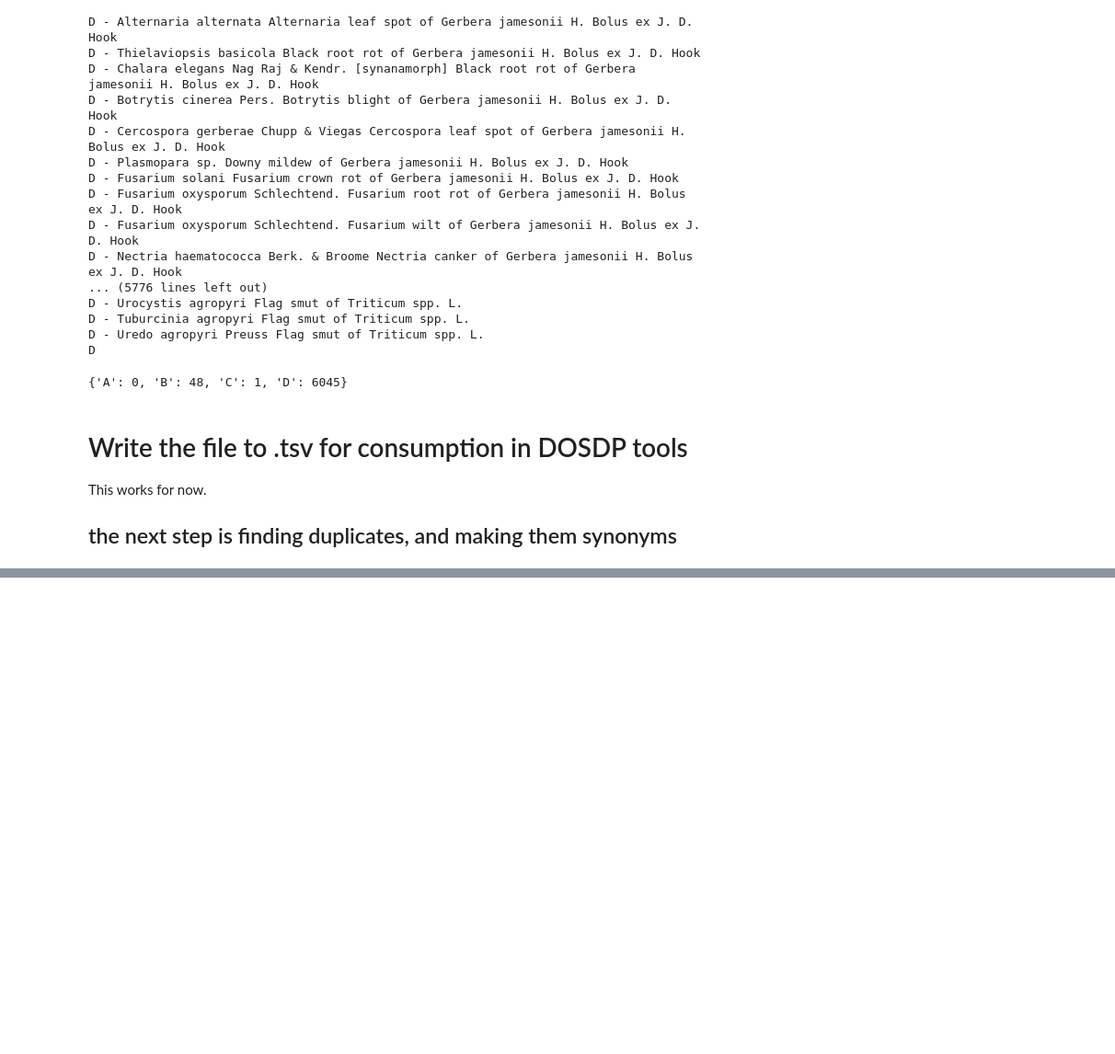
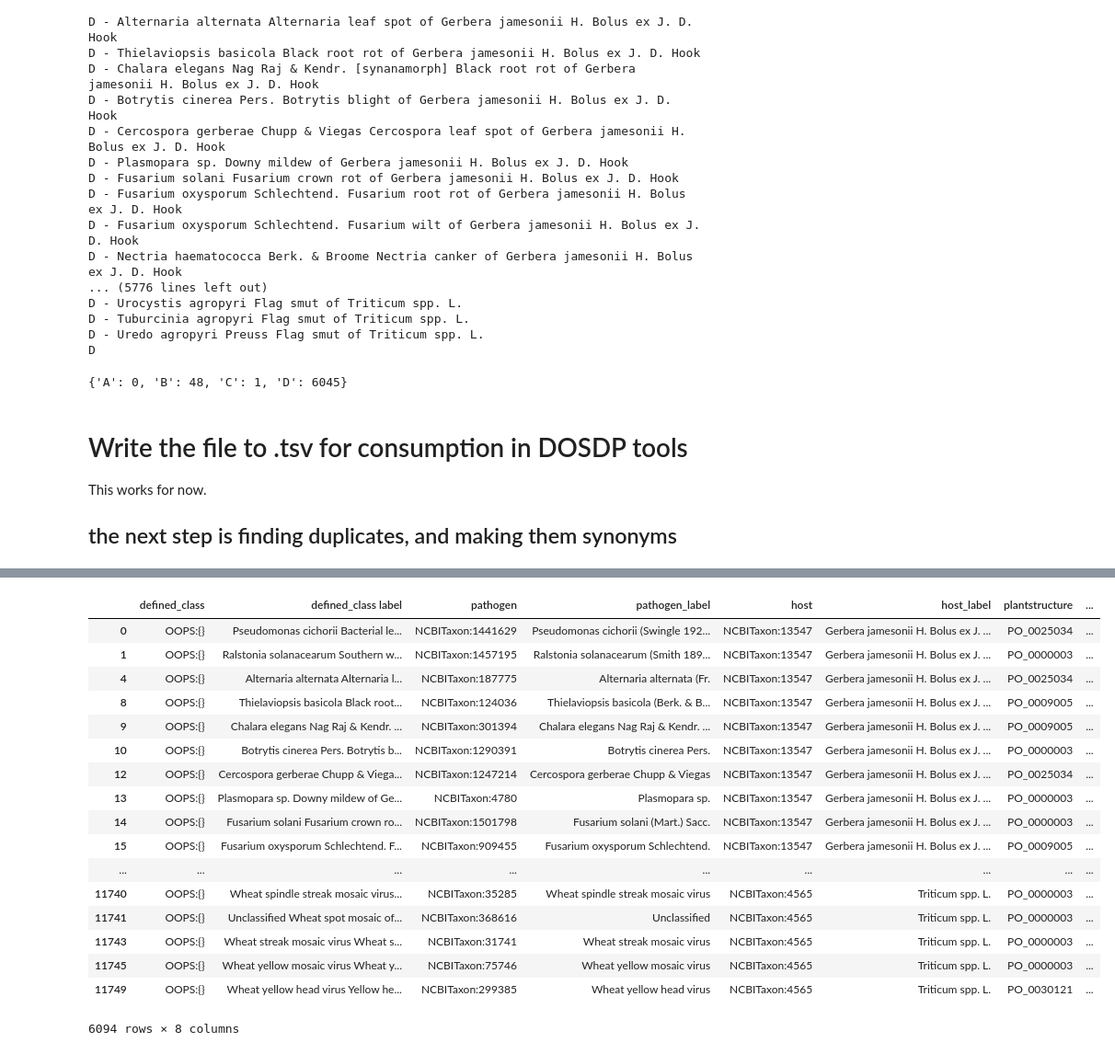
Before and after one commit to Planteome/plant-stress-ontology, a Jupyter notebook: src/ontology/scripts/APS_scrape_2_formattedDP.ipynb, the cells around one changed output, grey strips where cells are left out. Shown at 92% size. Saved outputs shown, nothing was run; the diff lists cells and outputs as text; code cells hidden in the pictures; blank space fills up the shorter version.

```diff
--- a/src/ontology/scripts/APS_scrape_2_formattedDP.ipynb
+++ b/src/ontology/scripts/APS_scrape_2_formattedDP.ipynb
@@ -394,0 +451,21 @@ patterndf.to_csv(path_or_buf='../patterns/disease/APS_Scrape_to_DP.tsv', sep='\t
+# %%
+patterndf
+# %% [output]
+|  | defined_class | defined_class label | pathogen | pathogen_label | host | host_label | plantstructure | ... |
+| 0 | OOPS:{} | Pseudomonas cichorii Bacterial le... | NCBITaxon:1441629 | Pseudomonas cichorii (Swingle 192... | NCBITaxon:13547 | Gerbera jamesonii H. Bolus ex J. ... | PO_0025034 | ... |
+| 1 | OOPS:{} | Ralstonia solanacearum Southern w... | NCBITaxon:1457195 | Ralstonia solanacearum (Smith 189... | NCBITaxon:13547 | Gerbera jamesonii H. Bolus ex J. ... | PO_0000003 | ... |
+| 4 | OOPS:{} | Alternaria alternata Alternaria l... | NCBITaxon:187775 | Alternaria alternata (Fr. | NCBITaxon:13547 | Gerbera jamesonii H. Bolus ex J. ... | PO_0025034 | ... |
+| 8 | OOPS:{} | Thielaviopsis basicola Black root... | NCBITaxon:124036 | Thielaviopsis basicola (Berk. & B... | NCBITaxon:13547 | Gerbera jamesonii H. Bolus ex J. ... | PO_0009005 | ... |
+| 9 | OOPS:{} | Chalara elegans Nag Raj & Kendr. ... | NCBITaxon:301394 | Chalara elegans Nag Raj & Kendr. ... | NCBITaxon:13547 | Gerbera jamesonii H. Bolus ex J. ... | PO_0009005 | ... |
+| 10 | OOPS:{} | Botrytis cinerea Pers. Botrytis b... | NCBITaxon:1290391 | Botrytis cinerea Pers. | NCBITaxon:13547 | Gerbera jamesonii H. Bolus ex J. ... | PO_0000003 | ... |
+| 12 | OOPS:{} | Cercospora gerberae Chupp & Viega... | NCBITaxon:1247214 | Cercospora gerberae Chupp & Viegas | NCBITaxon:13547 | Gerbera jamesonii H. Bolus ex J. ... | PO_0025034 | ... |
+| 13 | OOPS:{} | Plasmopara sp. Downy mildew of Ge... | NCBITaxon:4780 | Plasmopara sp. | NCBITaxon:13547 | Gerbera jamesonii H. Bolus ex J. ... | PO_0000003 | ... |
+| 14 | OOPS:{} | Fusarium solani Fusarium crown ro... | NCBITaxon:1501798 | Fusarium solani (Mart.) Sacc. | NCBITaxon:13547 | Gerbera jamesonii H. Bolus ex J. ... | PO_0000003 | ... |
+| 15 | OOPS:{} | Fusarium oxysporum Schlechtend. F... | NCBITaxon:909455 | Fusarium oxysporum Schlechtend. | NCBITaxon:13547 | Gerbera jamesonii H. Bolus ex J. ... | PO_0009005 | ... |
+| ... | ... | ... | ... | ... | ... | ... | ... | ... |
+| 11740 | OOPS:{} | Wheat spindle streak mosaic virus... | NCBITaxon:35285 | Wheat spindle streak mosaic virus | NCBITaxon:4565 | Triticum spp. L. | PO_0000003 | ... |
+| 11741 | OOPS:{} | Unclassified Wheat spot mosaic of... | NCBITaxon:368616 | Unclassified | NCBITaxon:4565 | Triticum spp. L. | PO_0000003 | ... |
+| 11743 | OOPS:{} | Wheat streak mosaic virus Wheat s... | NCBITaxon:31741 | Wheat streak mosaic virus | NCBITaxon:4565 | Triticum spp. L. | PO_0000003 | ... |
+| 11745 | OOPS:{} | Wheat yellow mosaic virus Wheat y... | NCBITaxon:75746 | Wheat yellow mosaic virus | NCBITaxon:4565 | Triticum spp. L. | PO_0000003 | ... |
+| 11749 | OOPS:{} | Wheat yellow head virus Yellow he... | NCBITaxon:299385 | Wheat yellow head virus | NCBITaxon:4565 | Triticum spp. L. | PO_0030121 | ... |
+6094 rows × 8 columns
```
Also changed, not shown: parts of 8 cells of this notebook, 3 other files.
